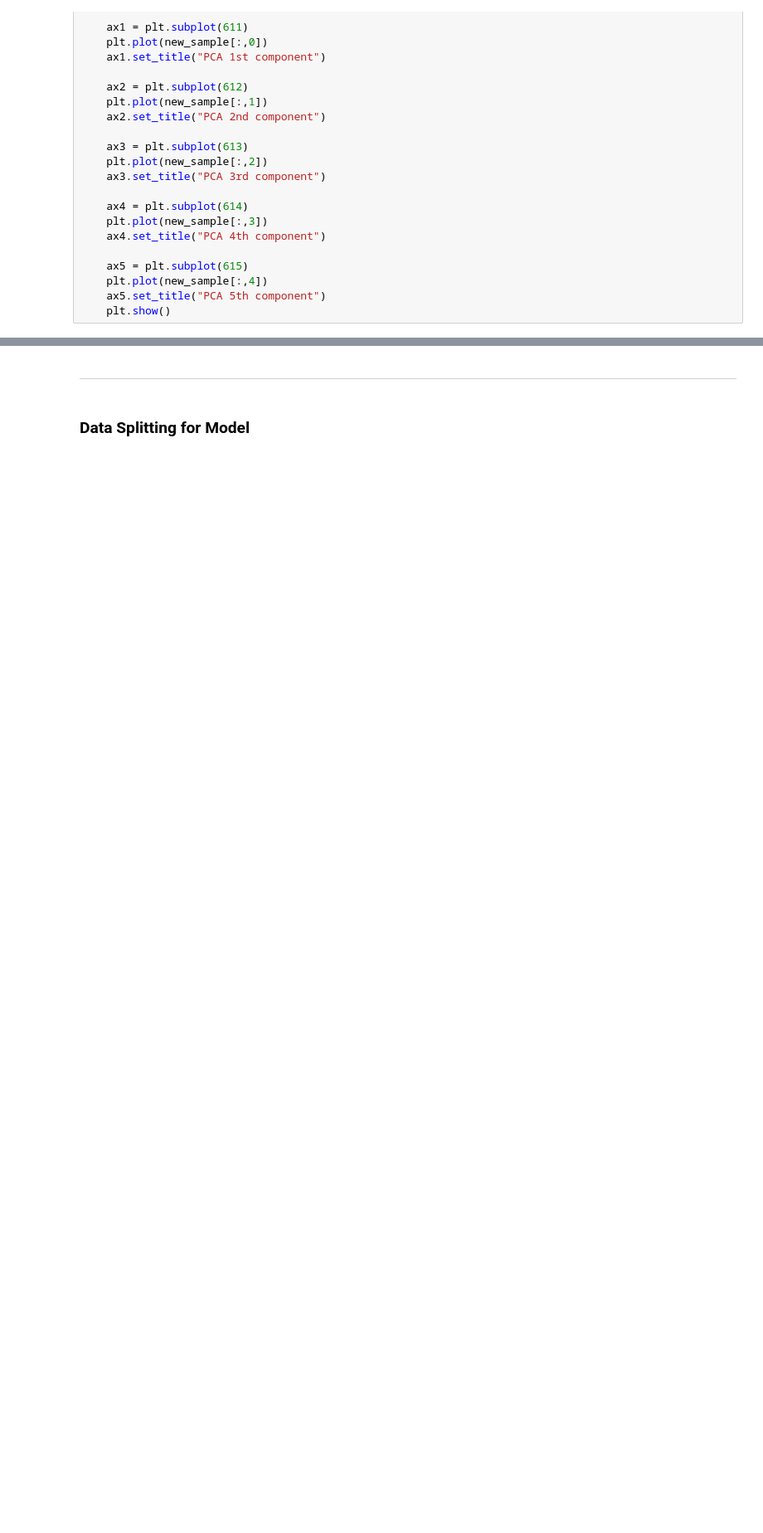
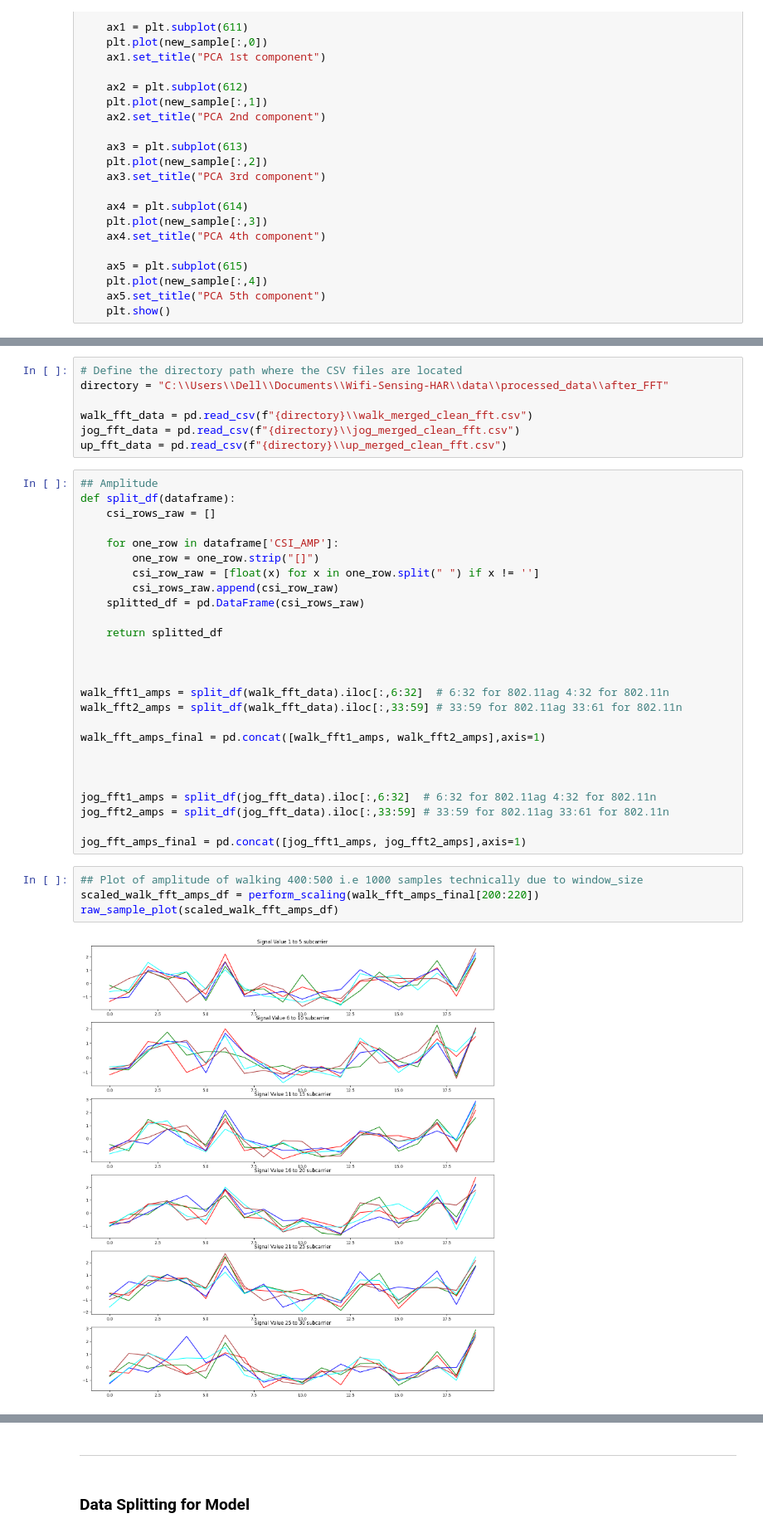
Before and after one commit to jasminkarki/wifi-sensing-har, a Jupyter notebook: load_raw_csv.ipynb, the cells around one changed output, grey strips where cells are left out. Shown at 83% size. Drawn from its saved outputs; the diff is of its cells as text; blank space fills up the shorter version.

```diff
--- a/load_raw_csv.ipynb
+++ b/load_raw_csv.ipynb
@@ -333,0 +319,39 @@ pca_visualization(pca_jog_amps_df)
+# %%
+# Define the directory path where the CSV files are located
+directory = "C:\\Users\\Dell\\Documents\\Wifi-Sensing-HAR\\data\\processed_data\\after_FFT"
+
+walk_fft_data = pd.read_csv(f"{directory}\\walk_merged_clean_fft.csv")
+jog_fft_data = pd.read_csv(f"{directory}\\jog_merged_clean_fft.csv")
+up_fft_data = pd.read_csv(f"{directory}\\up_merged_clean_fft.csv")
+# %%
+## Amplitude
+def split_df(dataframe):
+    csi_rows_raw = []
+
+    for one_row in dataframe['CSI_AMP']:
+        one_row = one_row.strip("[]")
+        csi_row_raw = [float(x) for x in one_row.split(" ") if x != '']
+        csi_rows_raw.append(csi_row_raw)
+    splitted_df = pd.DataFrame(csi_rows_raw)
+
+    return splitted_df
+
+
+
+walk_fft1_amps = split_df(walk_fft_data).iloc[:,6:32]  # 6:32 for 802.11ag 4:32 for 802.11n
+walk_fft2_amps = split_df(walk_fft_data).iloc[:,33:59] # 33:59 for 802.11ag 33:61 for 802.11n
+
+walk_fft_amps_final = pd.concat([walk_fft1_amps, walk_fft2_amps],axis=1)
+
+
+
+jog_fft1_amps = split_df(jog_fft_data).iloc[:,6:32]  # 6:32 for 802.11ag 4:32 for 802.11n
+jog_fft2_amps = split_df(jog_fft_data).iloc[:,33:59] # 33:59 for 802.11ag 33:61 for 802.11n
+
+jog_fft_amps_final = pd.concat([jog_fft1_amps, jog_fft2_amps],axis=1)
+# %%
+## Plot of amplitude of walking 400:500 i.e 1000 samples technically due to window_size
+scaled_walk_fft_amps_df = perform_scaling(walk_fft_amps_final[200:220])
+raw_sample_plot(scaled_walk_fft_amps_df)
+# %% [output]
+[figure, added]
```
Also changed, not shown: parts of 17 cells of this notebook.
